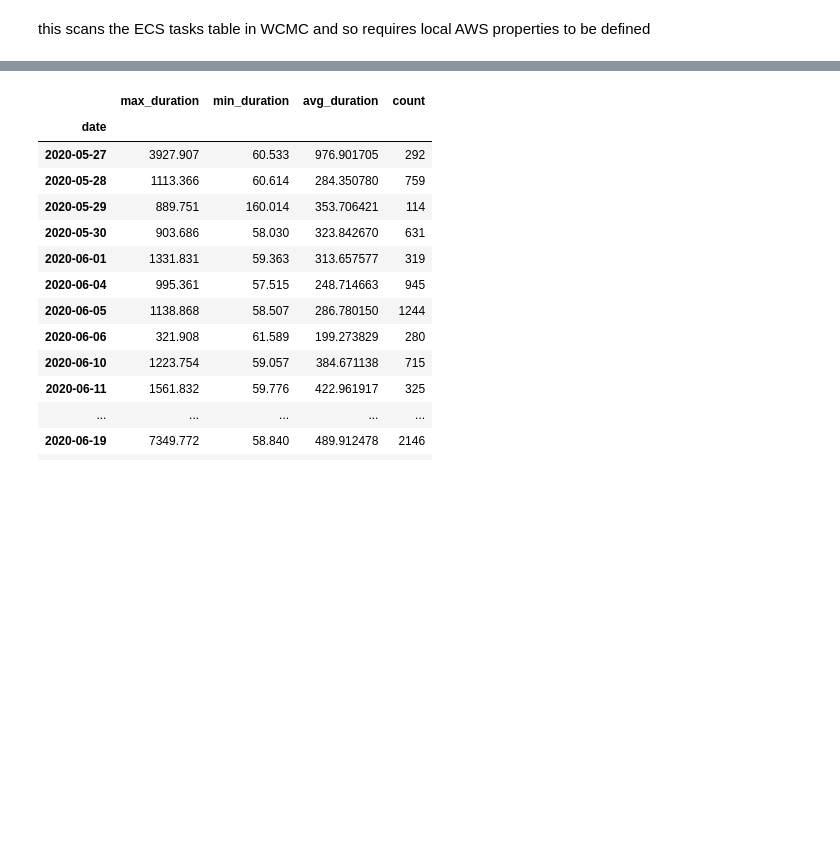
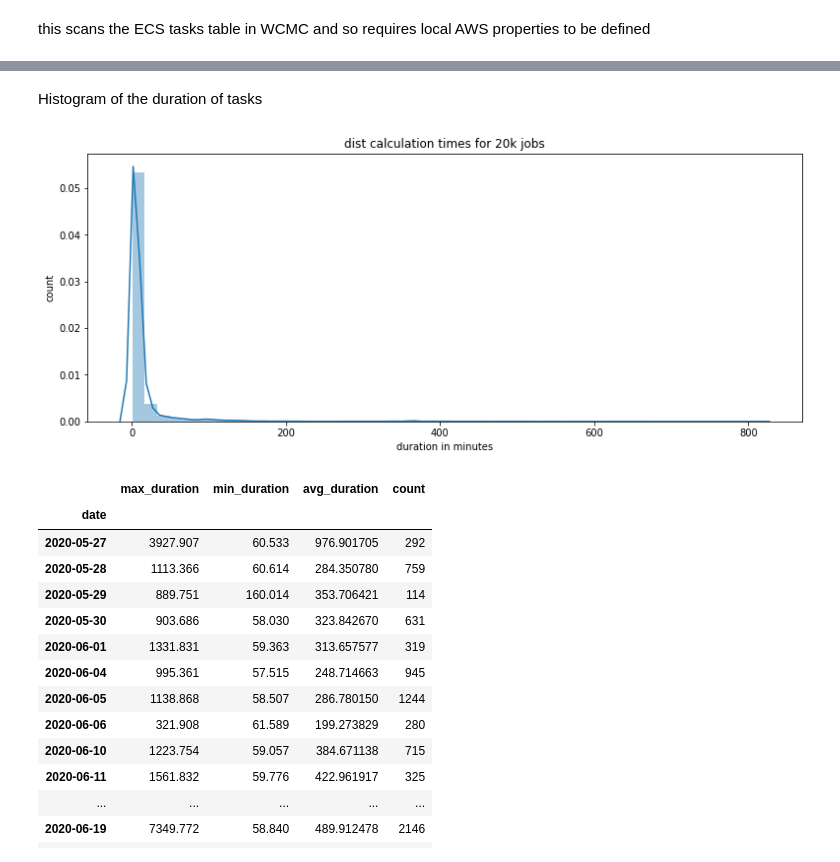
Before and after one commit to metabolomics-us/carpy, a Jupyter notebook: lcb/lcb/cisvis/visualizeECSData.ipynb, the cells around one changed output, grey strips where cells are left out. Cells and saved outputs as stored; diff of their text form; code cells hidden in the pictures; blank space fills up the shorter version.

```diff
--- a/lcb/lcb/cisvis/visualizeECSData.ipynb
+++ b/lcb/lcb/cisvis/visualizeECSData.ipynb
@@ -40,3 +50,17 @@ tasks_per_day = tasks.groupby(to_datetime(tasks['date'])).agg(
+# %% [markdown]
+Histogram of the duration of tasks
+# %%
+import seaborn as sns
+import matplotlib.pyplot as plt
+f, axes = plt.subplots(figsize=(13,5))
+p = sns.distplot(tasks['duration_s']/60,ax=axes)
+plt.title("dist calculation times for 20k jobs")
+#plt.xlim(-10, 75)
+
+p.set(xlabel="duration in minutes", ylabel="count")
+plt.show()
+# %% [output]
+[figure, added]
 # %%
 tasks_per_day
 # %% [output]
```
Also changed, not shown: parts of 2 cells of this notebook, 2 other files.
